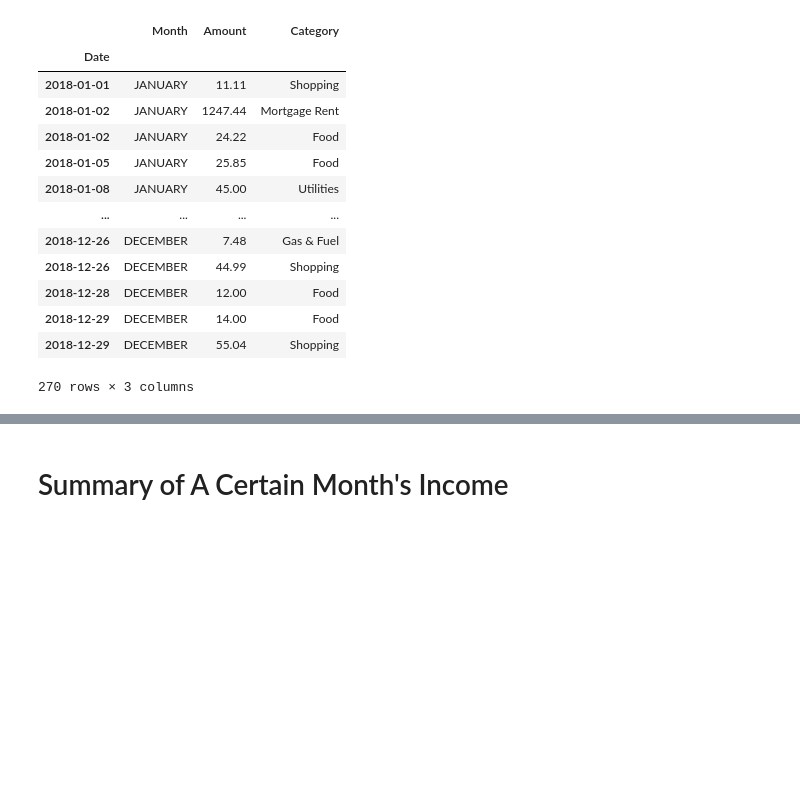
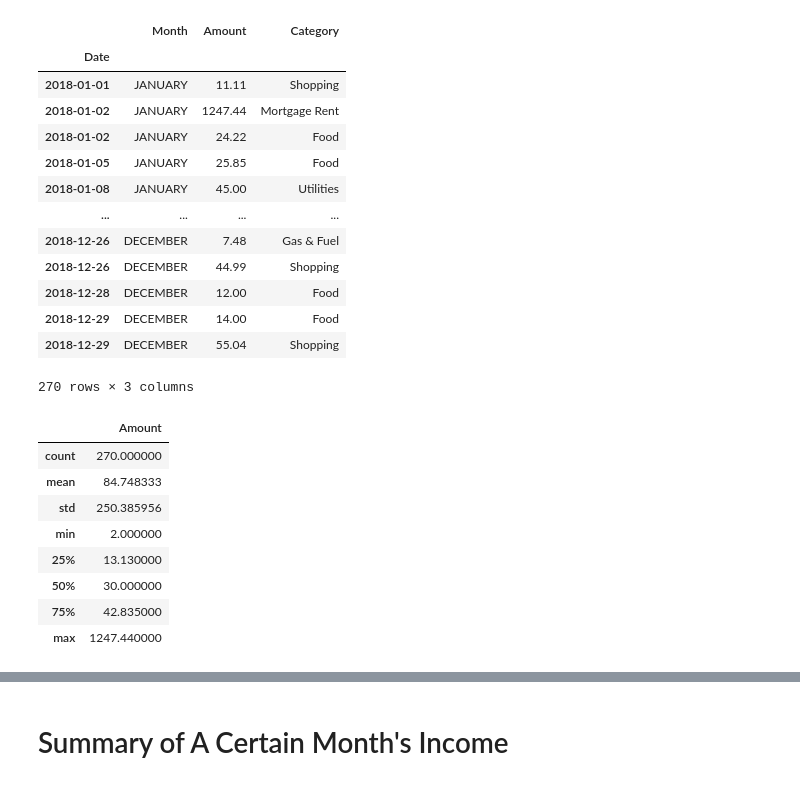
Before and after one commit to AnvithaChaluvadi/Personal-Finance-Management-Tool_Project1, a Jupyter notebook: finance_tool.ipynb, the cells around one changed output, grey strips where cells are left out. Cells and saved outputs as stored; diff of their text form; code cells hidden in the pictures; blank space fills up the shorter version.

```diff
--- a/finance_tool.ipynb
+++ b/finance_tool.ipynb
@@ -163,5 +184,18 @@ df2
 | 2018-12-29 | DECEMBER | 14.00 | Food |
 | 2018-12-29 | DECEMBER | 55.04 | Shopping |
 270 rows × 3 columns
+# %%
+# Use the describe function to calculate summary statistics for the filtered data.
+df2.describe()
+# %% [output]
+|  | Amount |
+| count | 270.000000 |
+| mean | 84.748333 |
+| std | 250.385956 |
+| min | 2.000000 |
+| 25% | 13.130000 |
+| 50% | 30.000000 |
+| 75% | 42.835000 |
+| max | 1247.440000 |
 # %%
 # Group dataframe by category and sum amount
```
Also changed, not shown: parts of 8 cells of this notebook.
